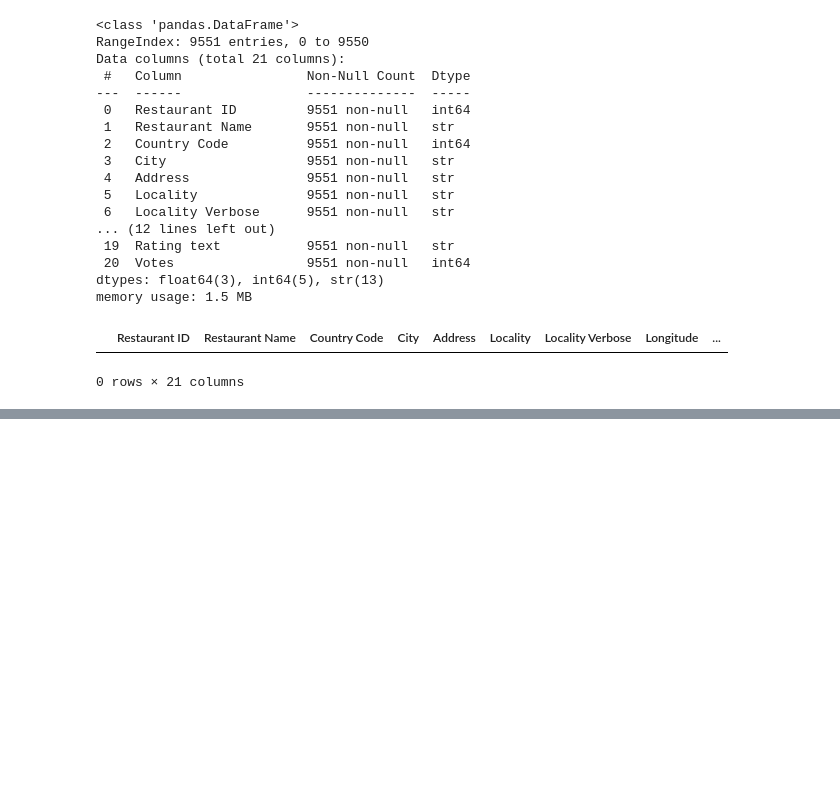
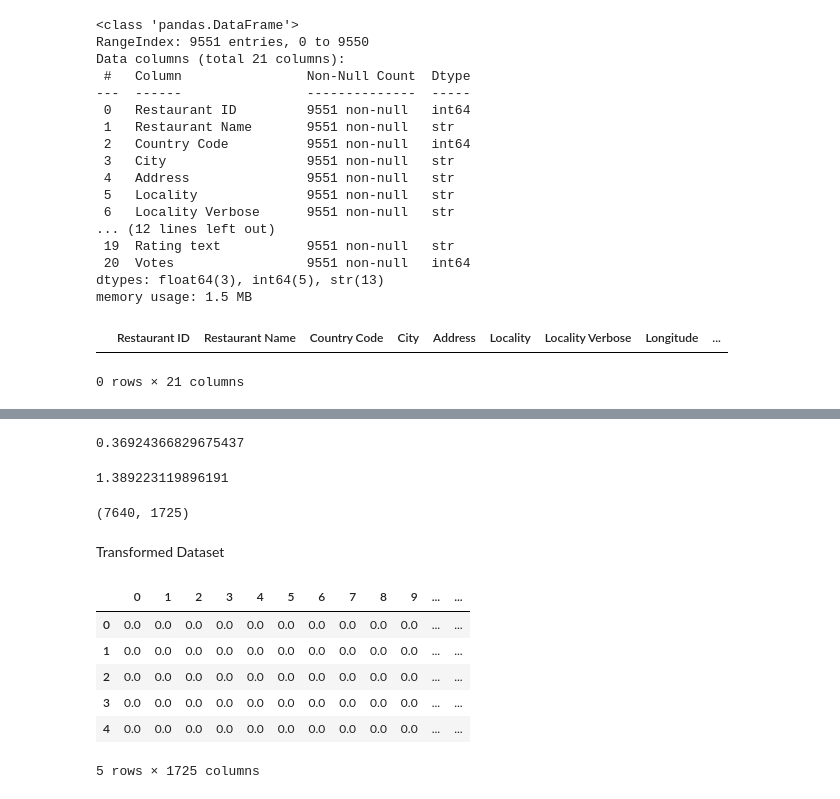
Before and after one commit to Rupesh-Mane/cognifyz-machine-learning-internship, a Jupyter notebook: notebooks/task1.ipynb, the cells around one changed output, grey strips where cells are left out. Saved outputs shown, nothing was run; the diff lists cells and outputs as text; code cells hidden in the pictures; blank space fills up the shorter version.

```diff
--- a/notebooks/task1.ipynb
+++ b/notebooks/task1.ipynb
@@ -79,0 +260,3 @@ df[df.duplicated()]
+# %%
+preprocessor=ColumnTransformer([("cuisines_imp_ohe",cuisines_pipe,["Cuisines"]),
+                             ("cat_ohe",OneHotEncoder(sparse_output=False,drop="first",handle_unknown="ignore"),cat_cols)],remainder="passthrough")
@@ -79,0 +265,5 @@ df[df.duplicated()]
+# %%
+pipe_lr=Pipeline([("preprocessor",preprocessor),
+                  ("model",LinearRegression())])
+# %%
+pipe_lr.fit(x_train,y_train)
@@ -79,0 +294,27 @@ df[df.duplicated()]
+# %%
+print(r2_score(y_test,y_pred_lr))
+# %% [output]
+0.36924366829675437
+# %%
+print(mean_squared_error(y_test,y_pred_lr))
+# %% [output]
+1.389223119896191
+# %%
+#training data
+x_train_trf=preprocessor.fit_transform(x_train)
+# %%
+x_train_trf.shape
+# %% [output]
+(7640, 1725)
+# %% [markdown]
+Transformed Dataset
+# %%
+pd.DataFrame(x_train_trf).head()
+# %% [output]
+|  | 0 | 1 | 2 | 3 | 4 | 5 | 6 | 7 | 8 | 9 | ... | ... |
+| 0 | 0.0 | 0.0 | 0.0 | 0.0 | 0.0 | 0.0 | 0.0 | 0.0 | 0.0 | 0.0 | ... | ... |
+| 1 | 0.0 | 0.0 | 0.0 | 0.0 | 0.0 | 0.0 | 0.0 | 0.0 | 0.0 | 0.0 | ... | ... |
+| 2 | 0.0 | 0.0 | 0.0 | 0.0 | 0.0 | 0.0 | 0.0 | 0.0 | 0.0 | 0.0 | ... | ... |
+| 3 | 0.0 | 0.0 | 0.0 | 0.0 | 0.0 | 0.0 | 0.0 | 0.0 | 0.0 | 0.0 | ... | ... |
+| 4 | 0.0 | 0.0 | 0.0 | 0.0 | 0.0 | 0.0 | 0.0 | 0.0 | 0.0 | 0.0 | ... | ... |
+5 rows × 1725 columns
```
Also changed, not shown: parts of 54 cells of this notebook.
